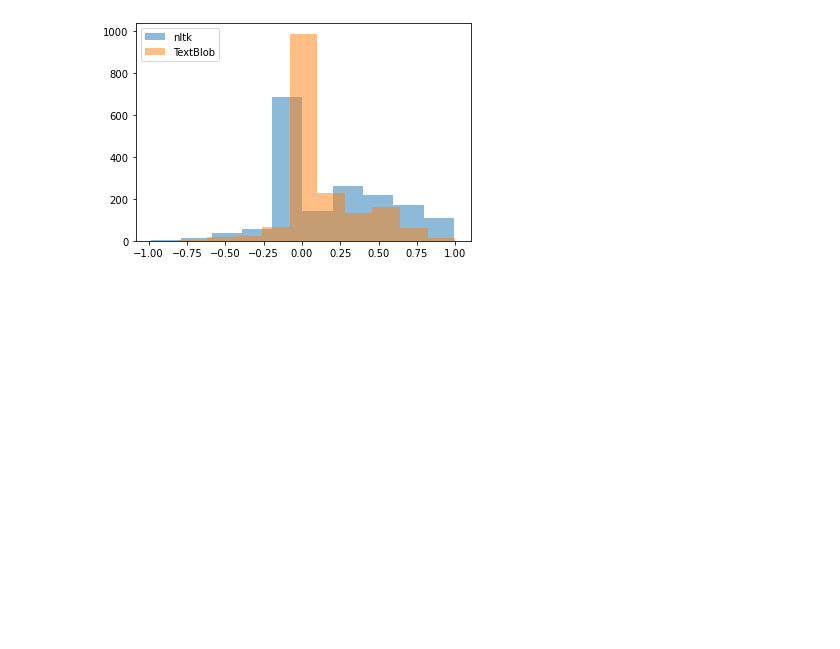
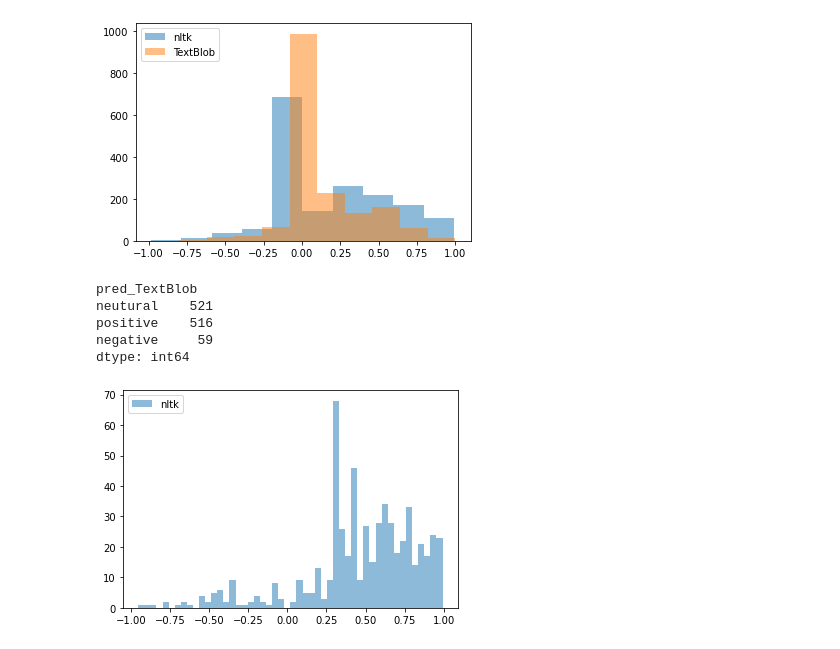
Before and after one commit to vanessa920/nlp_hillary_email, a Jupyter notebook: hilary_email_EDA.ipynb, the cells around one changed output. Saved outputs shown, nothing was run; the diff lists cells and outputs as text; code cells hidden in the pictures; blank space fills up the shorter version.

```diff
--- a/hilary_email_EDA.ipynb
+++ b/hilary_email_EDA.ipynb
@@ -433,9 +435,24 @@ textblob = list(topic_df["pred_TextBlob"])
 # %%
 nltksen = list(topic_df['pred_nltk'])
 # %%
-for x in textblob:
-    for y in nltksen:
-        if x == y:
-            topic_df["same"] = "1"
+for i in range(len(textblob)):
+        if textblob[i] != nltksen[i]:
+            topic_df["same"][i] = "0"
         else:
-            topic_df["same"] = "0"
+            topic_df["same"][i] = "1"
+# %%
+topic_df[topic_df["same"] == "1"].value_counts("pred_TextBlob")
+# %% [output]
+pred_TextBlob
+neutural    521
+positive    516
+negative     59
+dtype: int64
+# %%
+topic_senti_df = topic_df[topic_df["same"] == "1"]
+# %%
+plt.hist(topic_senti_df[topic_senti_df['scores_nltk']!=0]['scores_nltk'], bins=50, alpha=0.5, label='nltk')
+plt.legend(loc='upper left')
+plt.show()
+# %% [output]
+[figure, added]
```
Also changed, not shown: parts of 1 cell of this notebook.
